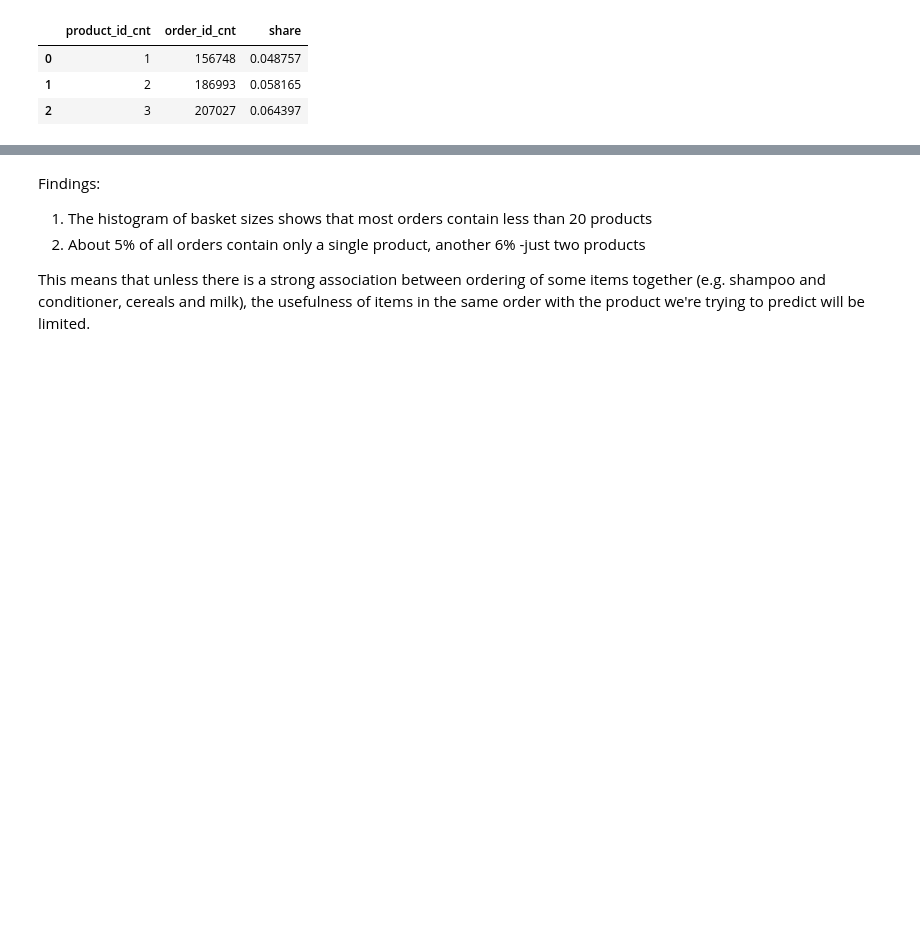
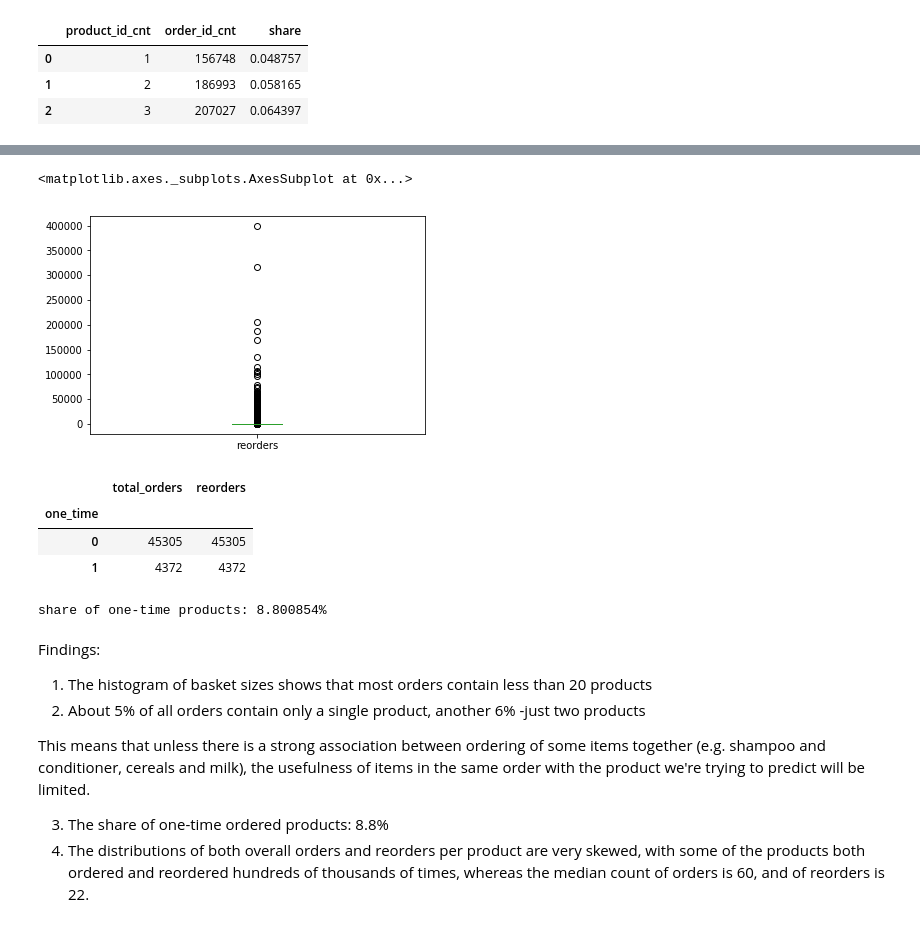
Before and after one commit to datafeelings/cuny_master_thesis, a Jupyter notebook: eda_initial.ipynb, the cells around one changed output, grey strips where cells are left out. Drawn from its saved outputs; the diff is of its cells as text; code cells hidden in the pictures; blank space fills up the shorter version.

```diff
--- a/eda_initial.ipynb
+++ b/eda_initial.ipynb
@@ -196,3 +189,7 @@ basket_size_share[basket_size_share.product_id_cnt.isin([1,2,3])]
 | 0 | 1 | 156748 | 0.048757 |
 | 1 | 2 | 186993 | 0.058165 |
 | 2 | 3 | 207027 | 0.064397 |
+# %%
+# Share of products that were reordered at least once from all ordered products
+
+reorders_per_product = order_prod_prior.groupby("product_id").agg({"add_to_cart_order":"count", "reordered":"sum"})
@@ -198,0 +204,3 @@ basket_size_share[basket_size_share.product_id_cnt.isin([1,2,3])]
+# %%
+reorders_per_product.rename(columns= {"add_to_cart_order":"total_orders","reordered":"reorders"},inplace=True)
+reorders_per_product.describe()
@@ -199,6 +217,27 @@ basket_size_share[basket_size_share.product_id_cnt.isin([1,2,3])]
+# %%
+reorders_per_product["reorders"].plot.box()
+# %% [output]
+<matplotlib.axes._subplots.AxesSubplot at 0x...>
+[figure, added]
+# %%
+reorders_per_product["one_time"] = 0
+reorders_per_product.loc[reorders_per_product.reorders==0,"one_time"] = 1
+reorders_per_product.groupby("one_time").count()
+# %% [output]
+|  | total_orders | reorders |
+| one_time |  |  |
+| 0 | 45305 | 45305 |
+| 1 | 4372 | 4372 |
+# %%
+print("share of one-time products: {:2%}".format(4372/(4372+45305)))
+# %% [output]
+share of one-time products: 8.800854%
 # %% [markdown]
 Findings:
 1) The histogram of basket sizes shows that most orders contain less than 20 products
 2) About 5% of all orders contain only a single product, another 6% -just two products
 
 This means that unless there is a strong association between ordering of some items together (e.g. shampoo and conditioner, cereals and milk), the usefulness of items in the same order with the product we're trying to predict will be limited.
+
+3) The share of one-time ordered products: 8.8%
+4) The distributions of both overall orders and reorders per product are very skewed, with some of the products both ordered and reordered hundreds of thousands of times, whereas the median count of orders is 60, and of reorders is 22.
```
Also changed, not shown: parts of 5 cells of this notebook, 2 other files.
